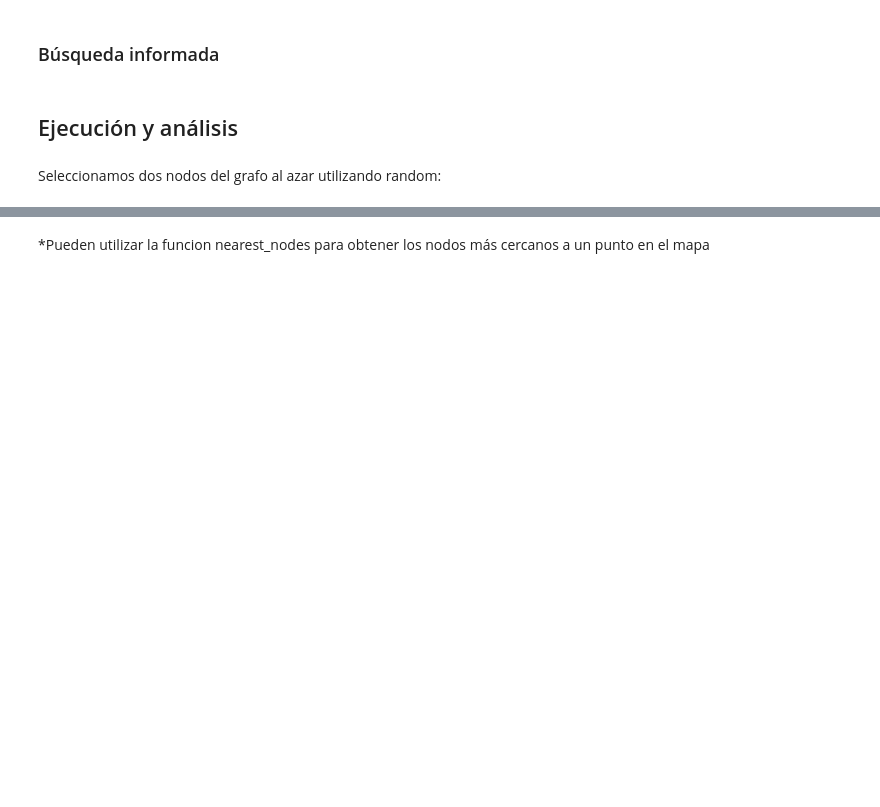
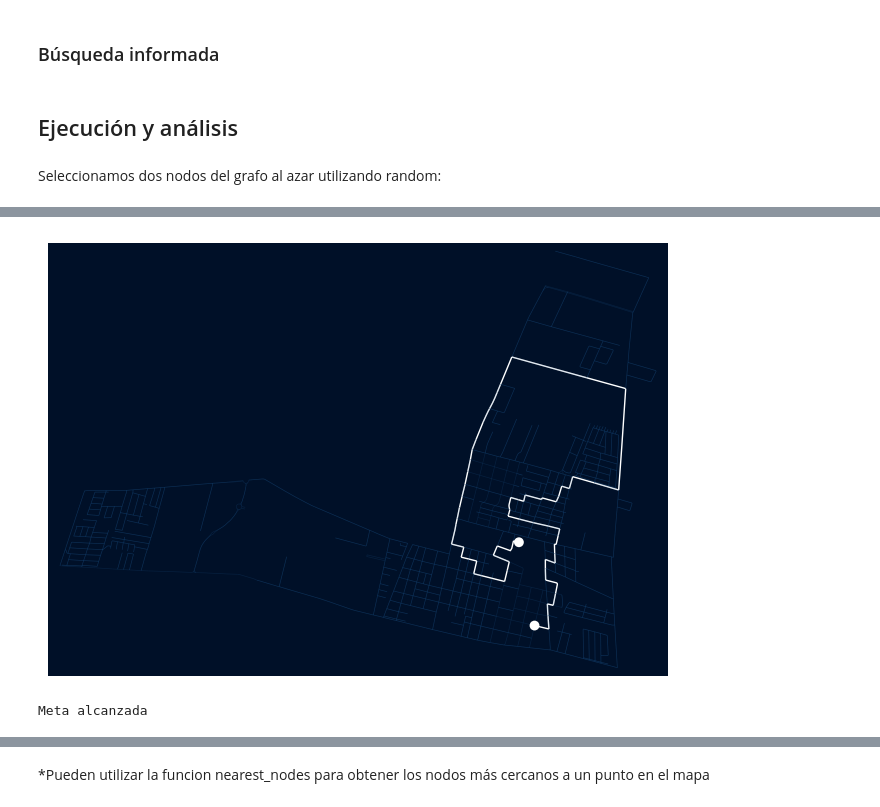
Before and after one commit to schweigenderFlugel/ia-con-python, a Jupyter notebook: ACTIVIDAD 1 - BUSQUEDA/actividad_1_busqueda.ipynb, the cells around one changed output, grey strips where cells are left out. Saved outputs shown, nothing was run; the diff lists cells and outputs as text; code cells hidden in the pictures; blank space fills up the shorter version.

```diff
--- a/ACTIVIDAD 1 - BUSQUEDA/actividad_1_busqueda.ipynb
+++ b/ACTIVIDAD 1 - BUSQUEDA/actividad_1_busqueda.ipynb
@@ -153,3 +283,19 @@ def a_estrella(G, inicio, meta):
+# %%
+def pintar_camino(inicio, meta):
+    for calle in G.edges:
+        arista_no_visitada(calle)
+    nodo_actual = meta
+
+    while nodo_actual != inicio:
+        G.nodes[nodo_actual]['size'] = 0
+        nodo_padre = G.nodes[nodo_actual]['padre']
+        arista_solucion((nodo_padre, nodo_actual, 0))
+        nodo_actual = nodo_padre
+
+    G.nodes[inicio]['size'] = 50
+    G.nodes[meta]['size'] = 50
+
+    plot_graph()
 # %% [markdown]
 ## Ejecución y análisis
 # %% [markdown]
@@ -198,0 +339,8 @@ Distancia recorrida: 4.595229000000001
+# %%
+pintar_camino(inicio, meta)
+# %% [output]
+[figure, added]
+# %%
+dfs(G, inicio, meta)
+# %% [output]
+Meta alcanzada
```
Also changed, not shown: parts of 17 cells of this notebook, 2 other files.
